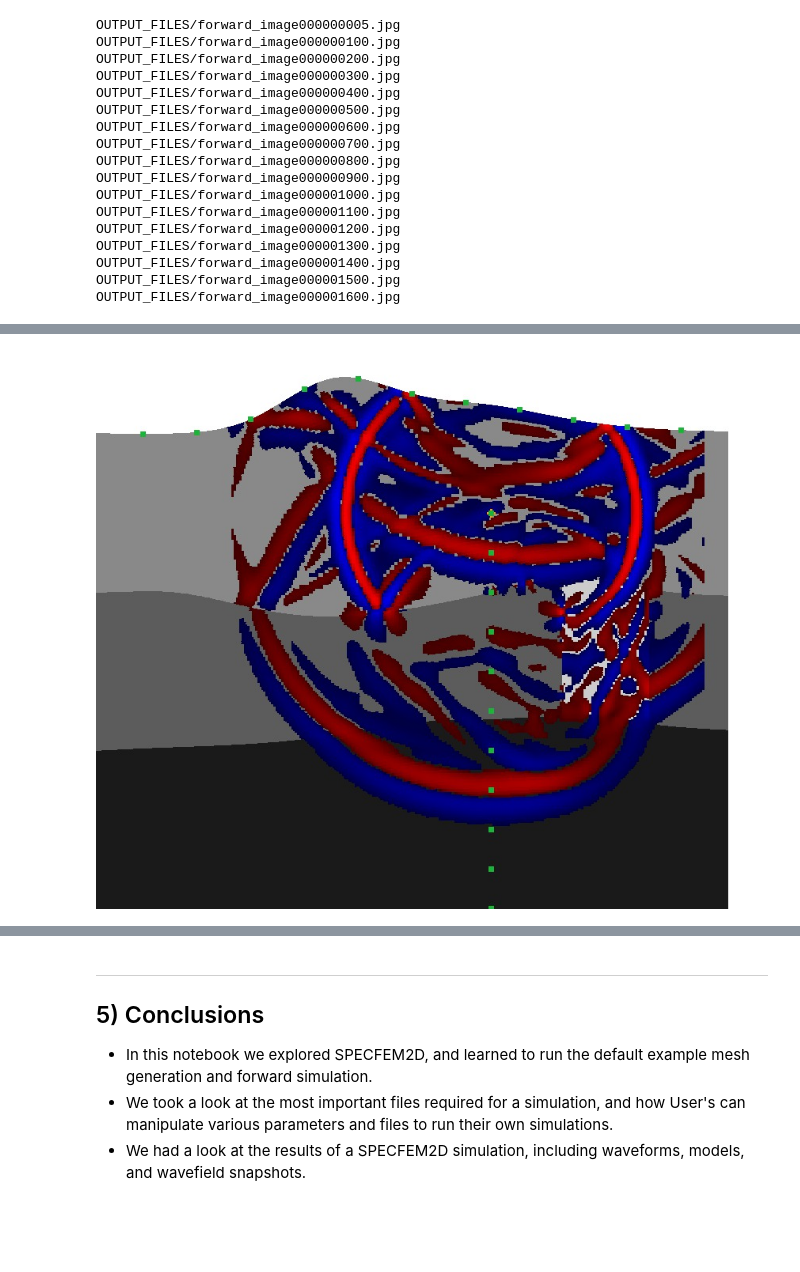
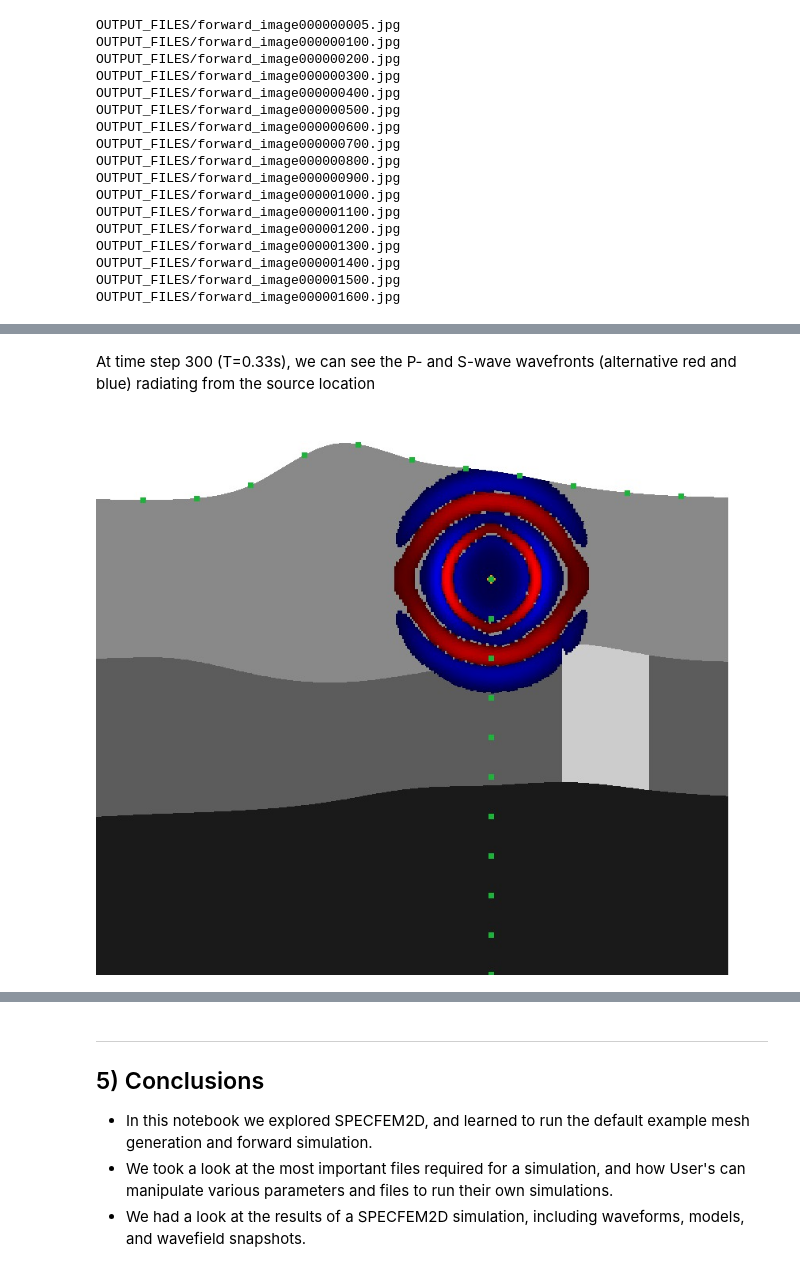
Before and after one commit to adjtomo/adjdocs, a Jupyter notebook: workshops/2022-10-05_specfem_users/completed_notebooks/day_1a_intro_specfem2d.ipynb, the cells around one changed output, grey strips where cells are left out. Cells and saved outputs as stored; diff of their text form; code cells hidden in the pictures; blank space fills up the shorter version.

```diff
--- a/workshops/2022-10-05_specfem_users/completed_notebooks/day_1a_intro_specfem2d.ipynb
+++ b/workshops/2022-10-05_specfem_users/completed_notebooks/day_1a_intro_specfem2d.ipynb
@@ -751,5 +768,6 @@ Image("OUTPUT_FILES/forward_image000000400.jpg")
-# %%
-# Forward wavefield at NSTEP=700, T=.77s
-Image("OUTPUT_FILES/forward_image000000700.jpg")
-# %% [output]
-[figure, removed]
+# %% [markdown]
+At time step 300 (T=0.33s), we can see the P- and S-wave wavefronts (alternative red and blue) radiating from the source location
+# %%
+Image("OUTPUT_FILES/forward_image000000300.jpg")
+# %% [output]
+[figure, added]
```
Also changed, not shown: parts of 44 cells of this notebook.
